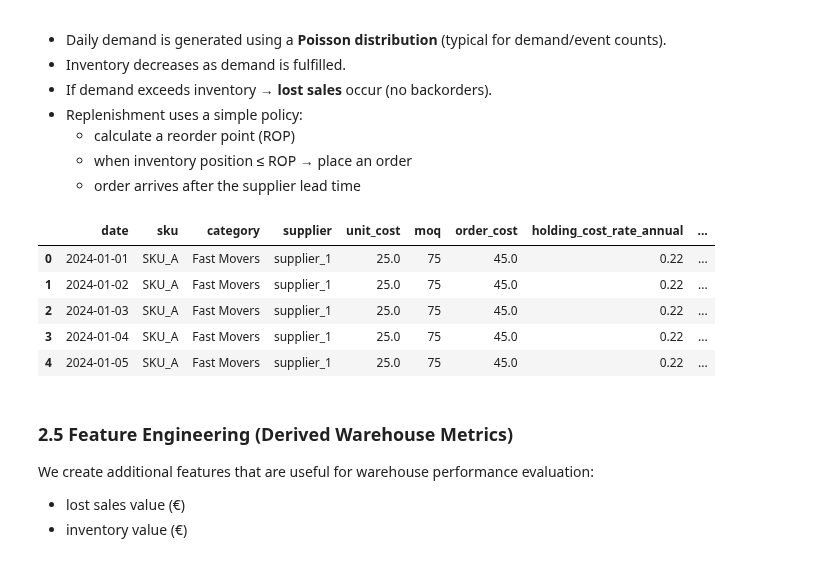
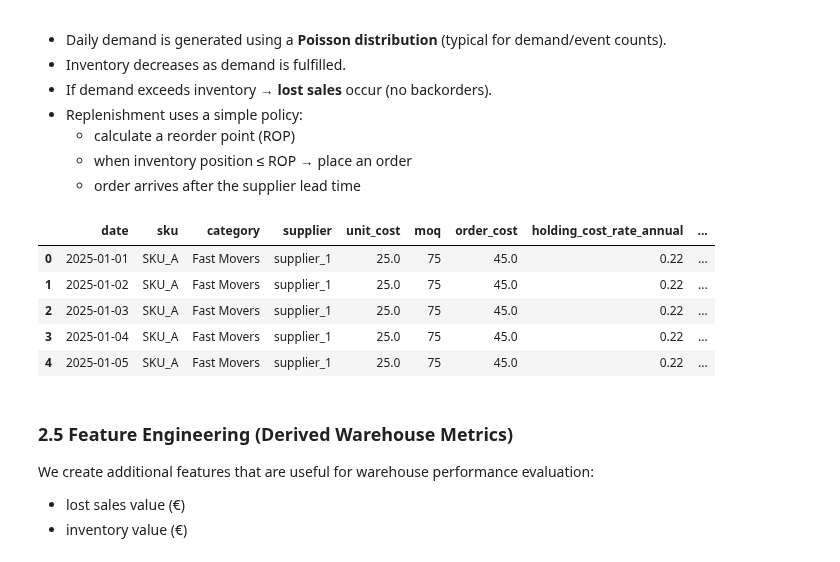
Before and after one commit to junijun/data-analytics-portfolio, a Jupyter notebook: InventoryAnalysis/notebooks/inventory_analysis.ipynb, the cells around one changed output. Saved outputs shown, nothing was run; the diff lists cells and outputs as text; code cells hidden in the pictures.

```diff
--- a/InventoryAnalysis/notebooks/inventory_analysis.ipynb
+++ b/InventoryAnalysis/notebooks/inventory_analysis.ipynb
@@ -50,7 +50,7 @@ I generate 120 days of daily warehouse activity for three SKUs.
 # %%
 np.random.seed(42)
 
-dates = pd.date_range(start="2024-01-01", periods=400)
+dates = pd.date_range(start="2025-01-01", periods=400)
 skus = ["SKU_A", "SKU_B", "SKU_C"]
 # %% [markdown]
 ### 2.3 SKU Master Data (Static Warehouse Attributes)
@@ -195,40 +195,40 @@ for sku in skus:
             "order_cost": float(p["order_cost"]),
             "holding_cost_rate_annual": float(p["holding_cost_rate_annual"]),
 
             "lead_time_days": lead_time_days,
 
             "demand": demand,
             "filled_demand": int(filled_demand),
             "lost_sales": int(lost_sales),
             "stockout": int(stockout),
 
             "receipts": int(receipts),
             "order_qty": int(order_qty),
 
             # Inventory at end of day
             "inventory_level": int(on_hand),
             "on_order": int(on_order),
             "inventory_position": int(inventory_position),
 
             # Policy params (for transparency)
             "rop": float(rop),
             "order_up_to": float(order_up_to),
     })
 
 df = pd.DataFrame(rows)
 
-# keep only 2024 data (optional, useful if you simulate >365 days)
+# keep only 2025 data
 df["date"] = pd.to_datetime(df["date"])
-df = df[df["date"] < "2025-01-01"].copy()
+df = df[df["date"] < "2026-01-01"].copy()
 
 df.head()
 # %% [output]
 |  | date | sku | category | supplier | unit_cost | moq | order_cost | holding_cost_rate_annual | ... |
-| 0 | 2024-01-01 | SKU_A | Fast Movers | supplier_1 | 25.0 | 75 | 45.0 | 0.22 | ... |
-| 1 | 2024-01-02 | SKU_A | Fast Movers | supplier_1 | 25.0 | 75 | 45.0 | 0.22 | ... |
-| 2 | 2024-01-03 | SKU_A | Fast Movers | supplier_1 | 25.0 | 75 | 45.0 | 0.22 | ... |
-| 3 | 2024-01-04 | SKU_A | Fast Movers | supplier_1 | 25.0 | 75 | 45.0 | 0.22 | ... |
-| 4 | 2024-01-05 | SKU_A | Fast Movers | supplier_1 | 25.0 | 75 | 45.0 | 0.22 | ... |
+| 0 | 2025-01-01 | SKU_A | Fast Movers | supplier_1 | 25.0 | 75 | 45.0 | 0.22 | ... |
+| 1 | 2025-01-02 | SKU_A | Fast Movers | supplier_1 | 25.0 | 75 | 45.0 | 0.22 | ... |
+| 2 | 2025-01-03 | SKU_A | Fast Movers | supplier_1 | 25.0 | 75 | 45.0 | 0.22 | ... |
+| 3 | 2025-01-04 | SKU_A | Fast Movers | supplier_1 | 25.0 | 75 | 45.0 | 0.22 | ... |
+| 4 | 2025-01-05 | SKU_A | Fast Movers | supplier_1 | 25.0 | 75 | 45.0 | 0.22 | ... |
 # %% [markdown]
 ### 2.5 Feature Engineering (Derived Warehouse Metrics)
 
```
Also changed, not shown: parts of 55 cells of this notebook.
